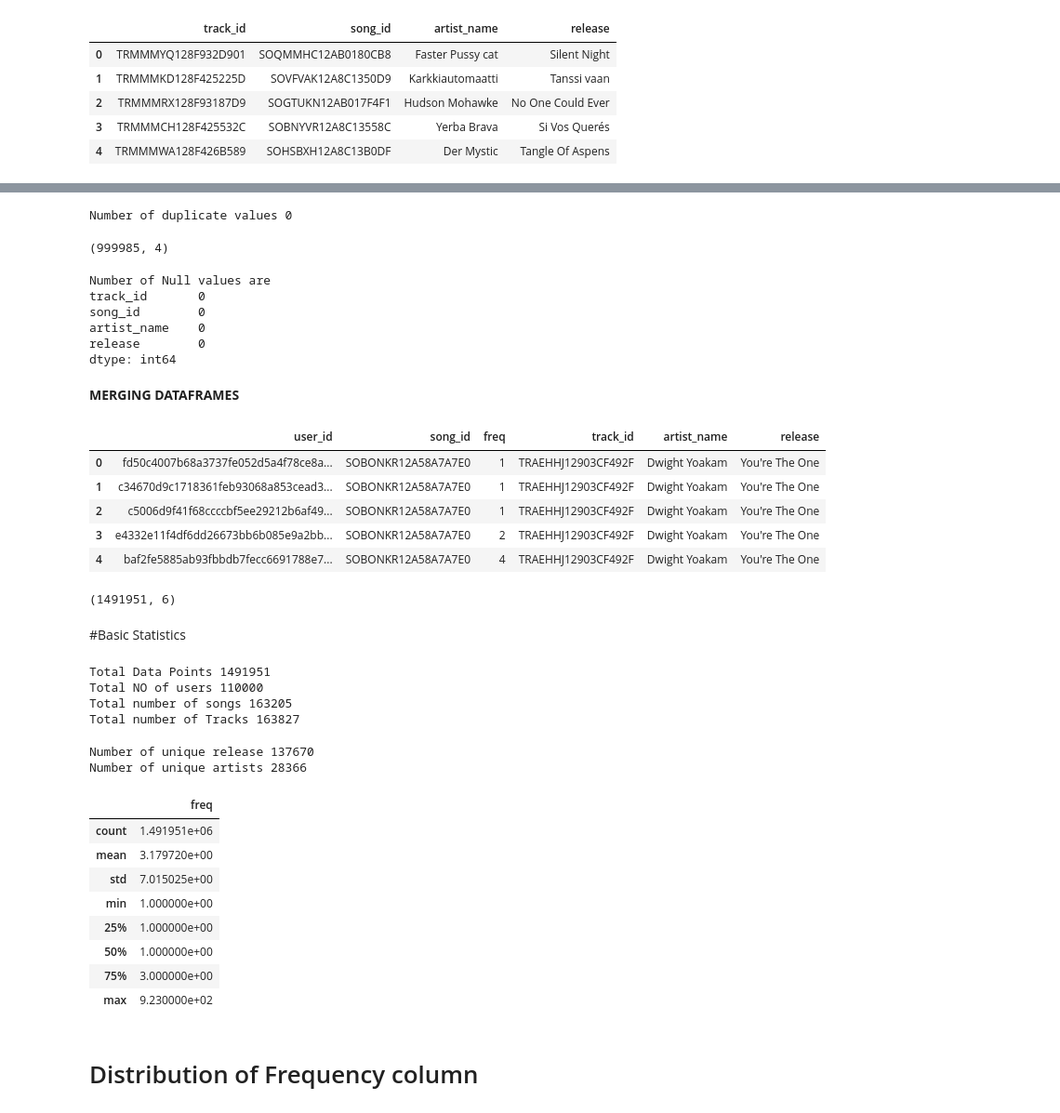
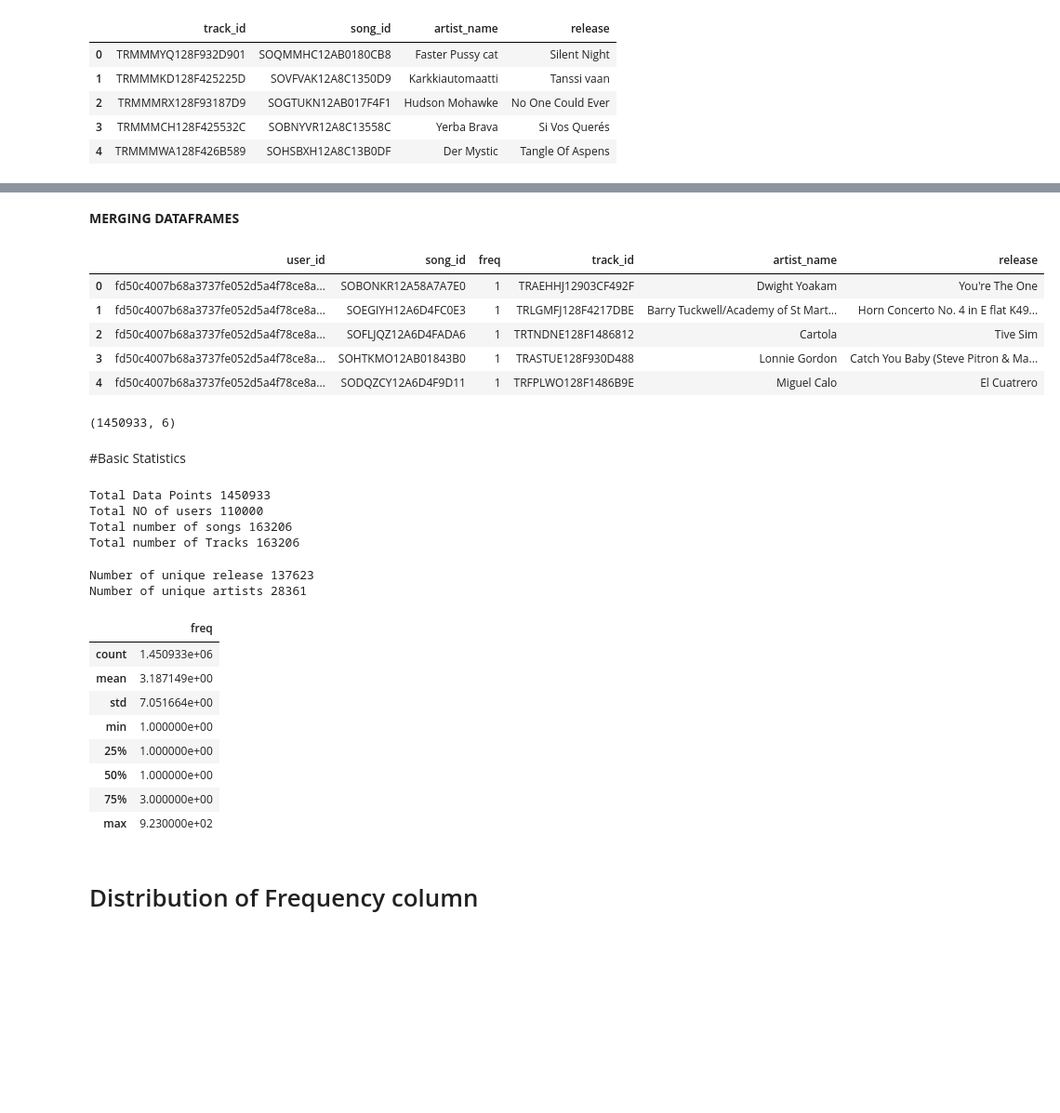
Before and after one commit to charithcherry/Innomatics_Internship_APR_21, a Jupyter notebook: Recommender System/Music_Rec_Sys.ipynb, the cells around one changed output, grey strips where cells are left out. Shown at 93% size. Drawn from its saved outputs; the diff is of its cells as text; code cells hidden in the pictures; blank space fills up the shorter version.

Commit message:
Data Processing

```diff
--- a/Recommender System/Music_Rec_Sys.ipynb
+++ b/Recommender System/Music_Rec_Sys.ipynb
@@ -26,8 +26,8 @@ import seaborn as sns
 # %% [markdown]
 **VISIBLE EVALUTION TRIPLETS DATA**
 # %%
-df=pd.read_csv('kaggle_visible_evaluation_triplets.txt',sep='\t',names=['user_id','song_id','freq'])
-df.head()
+triplets=pd.read_csv('kaggle_visible_evaluation_triplets.txt',sep='\t',names=['user_id','song_id','freq'])
+triplets.head()
 # %% [output]
 |  | user_id | song_id | freq |
 | 0 | fd50c4007b68a3737fe052d5a4f78ce8a... | SOBONKR12A58A7A7E0 | 1 |
@@ -82,8 +82,8 @@ sum(df.duplicated())
 # %% [markdown]
 **UNIQUE TRACK DATA**
 # %%
-detail_df=pd.read_csv('unique_tracks.txt',sep='<SEP>',names=['track_id','song_id','artist_name','release'])
-detail_df.head()
+tracks_df=pd.read_csv('unique_tracks.txt',sep='<SEP>',names=['track_id','song_id','artist_name','release'])
+tracks_df.head()
 # %% [output]
 |  | track_id | song_id | artist_name | release |
 | 0 | TRMMMYQ128F932D901 | SOQMMHC12AB0180CB8 | Faster Pussy cat | Silent Night |
@@ -118,4 +136,0 @@ dtype: int64.
-# %%
-print("Number of duplicate values {}".format(sum(detail_df.duplicated())))
-# %% [output]
-Number of duplicate values 0
@@ -124,32 +137,19 @@ detail_df=detail_df.dropna()
-# %%
-detail_df.shape
-# %% [output]
-(999985, 4)
-# %%
-print("Number of Null values are \n{}".format(detail_df.isnull().sum()))
-# %% [output]
-Number of Null values are
-track_id       0
-song_id        0
-artist_name    0
-release        0
-dtype: int64
 # %% [markdown]
 **MERGING DATAFRAMES**
 # %%
-song_df=pd.merge(df,detail_df,on='song_id')
+song_df=pd.merge(triplets, tracks_df.drop_duplicates(['song_id']), on='song_id', how='left')
 song_df.head()
 # %% [output]
 |  | user_id | song_id | freq | track_id | artist_name | release |
 | 0 | fd50c4007b68a3737fe052d5a4f78ce8a... | SOBONKR12A58A7A7E0 | 1 | TRAEHHJ12903CF492F | Dwight Yoakam | You're The One |
-| 1 | c34670d9c1718361feb93068a853cead3... | SOBONKR12A58A7A7E0 | 1 | TRAEHHJ12903CF492F | Dwight Yoakam | You're The One |
-| 2 | c5006d9f41f68ccccbf5ee29212b6af49... | SOBONKR12A58A7A7E0 | 1 | TRAEHHJ12903CF492F | Dwight Yoakam | You're The One |
-| 3 | e4332e11f4df6dd26673bb6b085e9a2bb... | SOBONKR12A58A7A7E0 | 2 | TRAEHHJ12903CF492F | Dwight Yoakam | You're The One |
-| 4 | baf2fe5885ab93fbbdb7fecc6691788e7... | SOBONKR12A58A7A7E0 | 4 | TRAEHHJ12903CF492F | Dwight Yoakam | You're The One |
+| 1 | fd50c4007b68a3737fe052d5a4f78ce8a... | SOEGIYH12A6D4FC0E3 | 1 | TRLGMFJ128F4217DBE | Barry Tuckwell/Academy of St Mart... | Horn Concerto No. 4 in E flat K49... |
+| 2 | fd50c4007b68a3737fe052d5a4f78ce8a... | SOFLJQZ12A6D4FADA6 | 1 | TRTNDNE128F1486812 | Cartola | Tive Sim |
+| 3 | fd50c4007b68a3737fe052d5a4f78ce8a... | SOHTKMO12AB01843B0 | 1 | TRASTUE128F930D488 | Lonnie Gordon | Catch You Baby (Steve Pitron & Ma... |
+| 4 | fd50c4007b68a3737fe052d5a4f78ce8a... | SODQZCY12A6D4F9D11 | 1 | TRFPLWO128F1486B9E | Miguel Calo | El Cuatrero |
 # %%
 song_df.shape
 # %% [output]
-(1491951, 6)
+(1450933, 6)
 # %% [markdown]
 #Basic Statistics
 # %%
@@ -158,23 +158,23 @@ print('Total NO of users',song_df['user_id'].unique().shape[0])
 print('Total number of songs',song_df['song_id'].unique().shape[0])
 print('Total number of Tracks',song_df['track_id'].unique().shape[0])
 # %% [output]
-Total Data Points 1491951
+Total Data Points 1450933
 Total NO of users 110000
-Total number of songs 163205
-Total number of Tracks 163827
+Total number of songs 163206
+Total number of Tracks 163206
 # %%
 print('Number of unique release',song_df['release'].unique().shape[0])
 print('Number of unique artists',song_df['artist_name'].unique().shape[0])
 # %% [output]
-Number of unique release 137670
-Number of unique artists 28366
+Number of unique release 137623
+Number of unique artists 28361
 # %%
 song_df.describe()
 # %% [output]
 |  | freq |
-| count | 1.491951e+06 |
-| mean | 3.179720e+00 |
-| std | 7.015025e+00 |
+| count | 1.450933e+06 |
+| mean | 3.187149e+00 |
+| std | 7.051664e+00 |
 | min | 1.000000e+00 |
 | 25% | 1.000000e+00 |
 | 50% | 1.000000e+00 |
```
Also changed, not shown: parts of 31 cells of this notebook.
